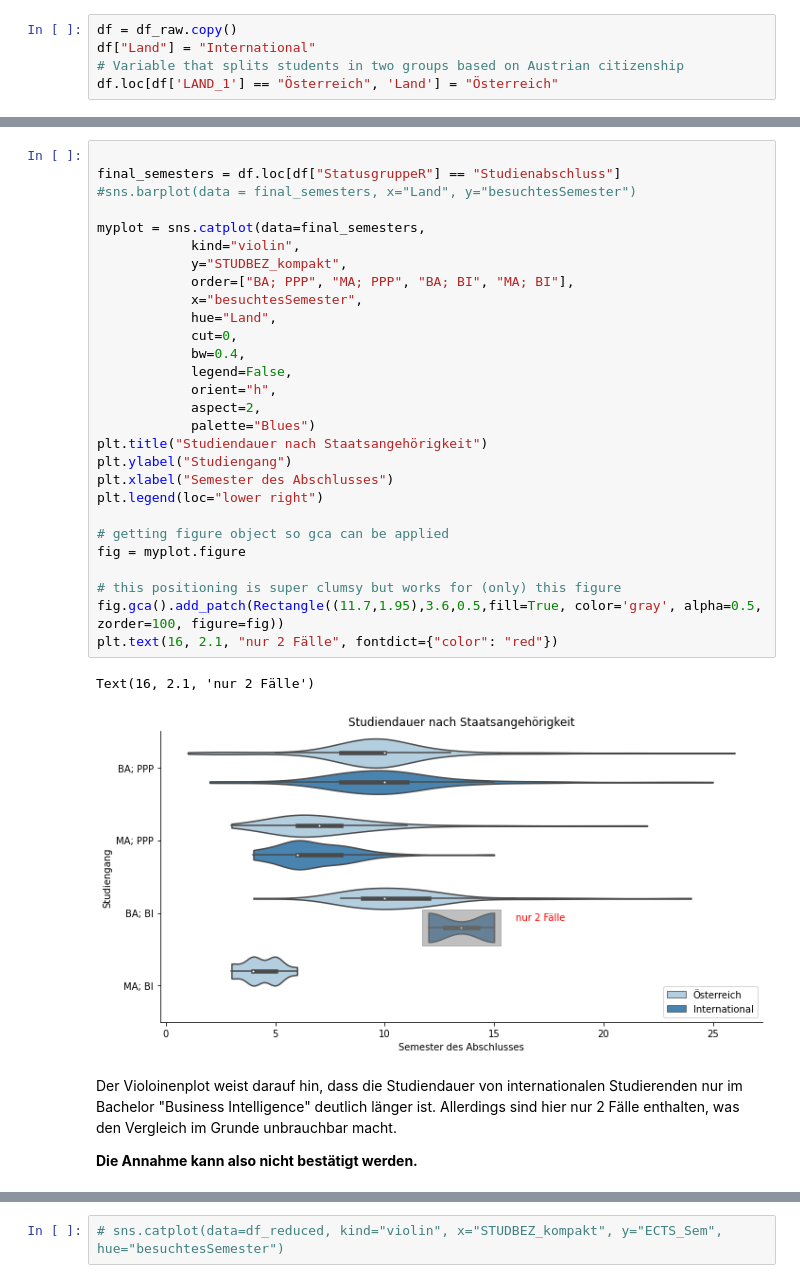
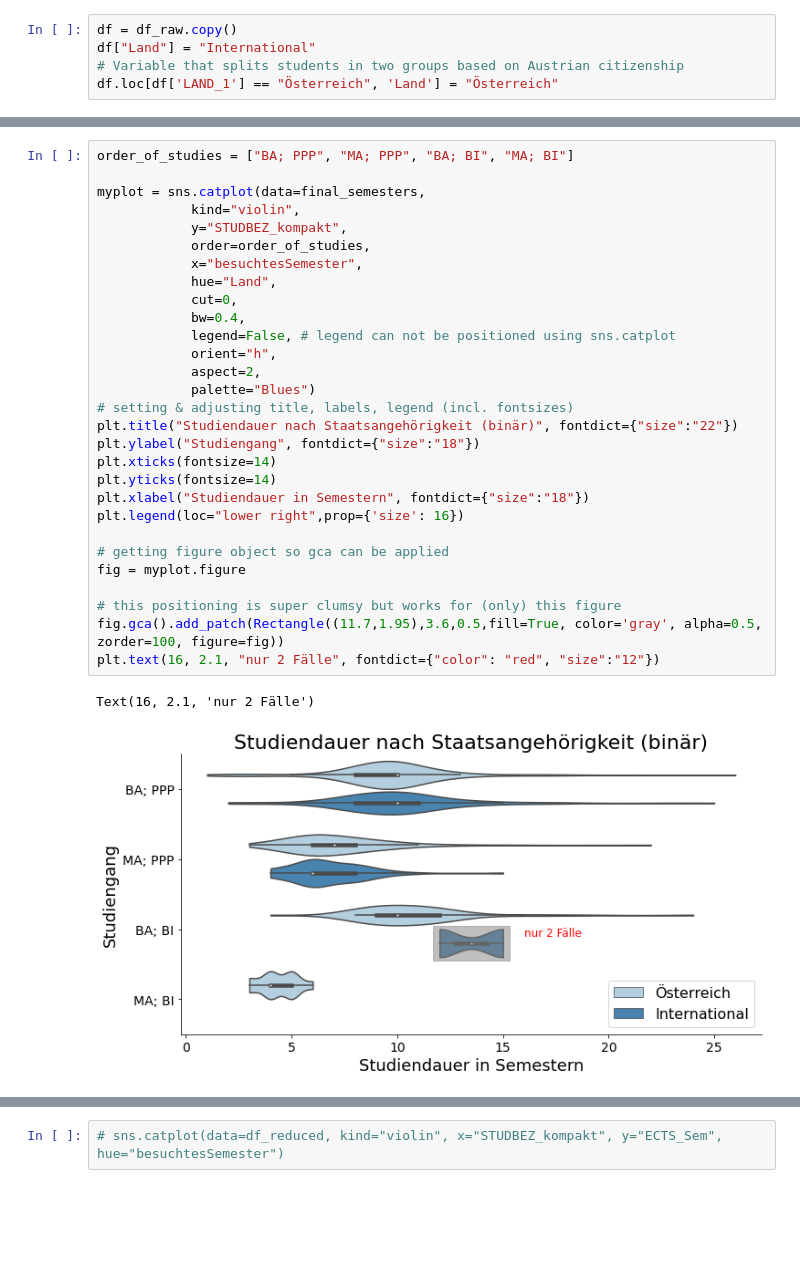
Before and after one commit to PeterAichinger-Fankhauser/datavis4ds, a Jupyter notebook: student_data_viz_v2.ipynb, the cells around one changed output, grey strips where cells are left out. Cells and saved outputs as stored; diff of their text form; blank space fills up the shorter version.

```diff
--- a/student_data_viz_v2.ipynb
+++ b/student_data_viz_v2.ipynb
@@ -53,35 +66,32 @@ Hier werden alle Beobachtungen (=Semester) mit dem Status "Studienabschluss" bet
 # %%
-
-final_semesters = df.loc[df["StatusgruppeR"] == "Studienabschluss"]
-#sns.barplot(data = final_semesters, x="Land", y="besuchtesSemester")
+order_of_studies = ["BA; PPP", "MA; PPP", "BA; BI", "MA; BI"]
 
 myplot = sns.catplot(data=final_semesters,
             kind="violin",
             y="STUDBEZ_kompakt",
-            order=["BA; PPP", "MA; PPP", "BA; BI", "MA; BI"],
+            order=order_of_studies,
             x="besuchtesSemester",
             hue="Land",
             cut=0,
             bw=0.4,
-            legend=False,
+            legend=False, # legend can not be positioned using sns.catplot
             orient="h",
             aspect=2,
             palette="Blues")
-plt.title("Studiendauer nach Staatsangehörigkeit")
-plt.ylabel("Studiengang")
-plt.xlabel("Semester des Abschlusses")
-plt.legend(loc="lower right")
+# setting & adjusting title, labels, legend (incl. fontsizes)
+plt.title("Studiendauer nach Staatsangehörigkeit (binär)", fontdict={"size":"22"})
+plt.ylabel("Studiengang", fontdict={"size":"18"})
+plt.xticks(fontsize=14)
+plt.yticks(fontsize=14)
+plt.xlabel("Studiendauer in Semestern", fontdict={"size":"18"})
+plt.legend(loc="lower right",prop={'size': 16})
 
 # getting figure object so gca can be applied
 fig = myplot.figure
 
 # this positioning is super clumsy but works for (only) this figure
 fig.gca().add_patch(Rectangle((11.7,1.95),3.6,0.5,fill=True, color='gray', alpha=0.5, zorder=100, figure=fig))
-plt.text(16, 2.1, "nur 2 Fälle", fontdict={"color": "red"})
+plt.text(16, 2.1, "nur 2 Fälle", fontdict={"color": "red", "size":"12"})
 # %% [output]
 Text(16, 2.1, 'nur 2 Fälle')
-[figure, old version]
+[figure, new version]
-# %% [markdown]
-Der Violoinenplot weist darauf hin, dass die Studiendauer von internationalen Studierenden nur im Bachelor "Business Intelligence" deutlich länger ist. Allerdings sind hier nur 2 Fälle enthalten, was den Vergleich im Grunde unbrauchbar macht.
-
-<b>Die Annahme kann also nicht bestätigt werden.</b>
```
Also changed, not shown: parts of 21 cells of this notebook, 3 other files.
